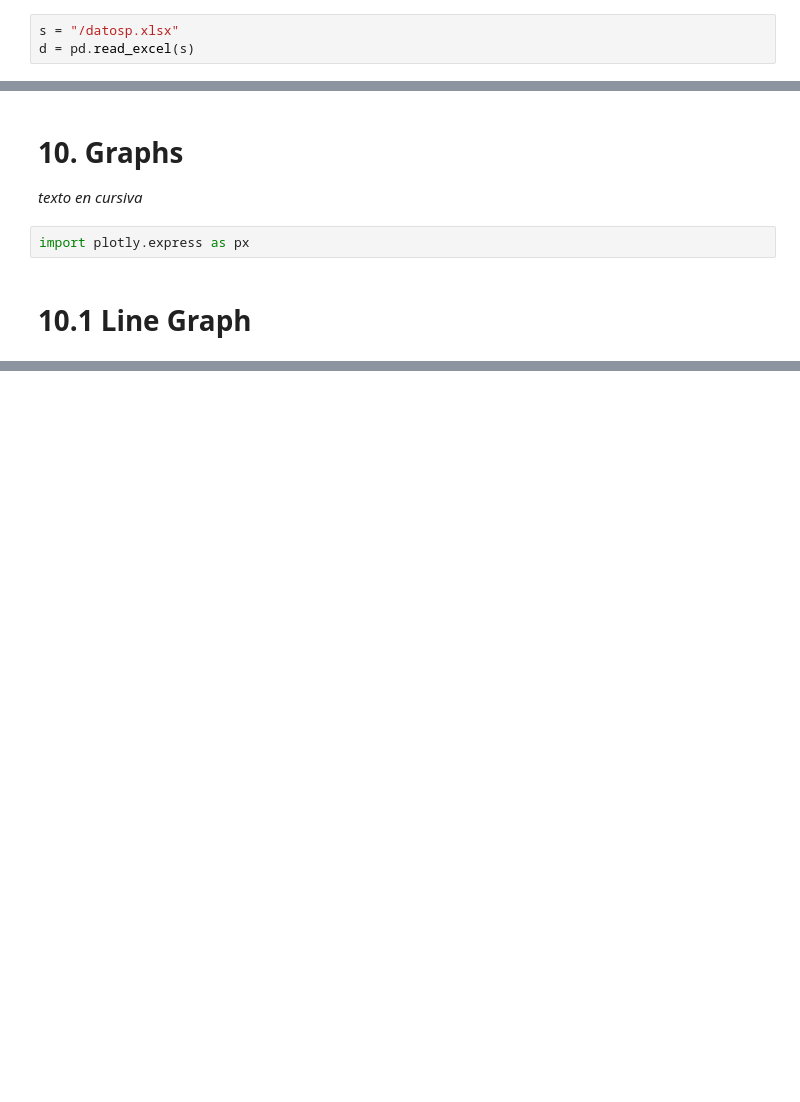
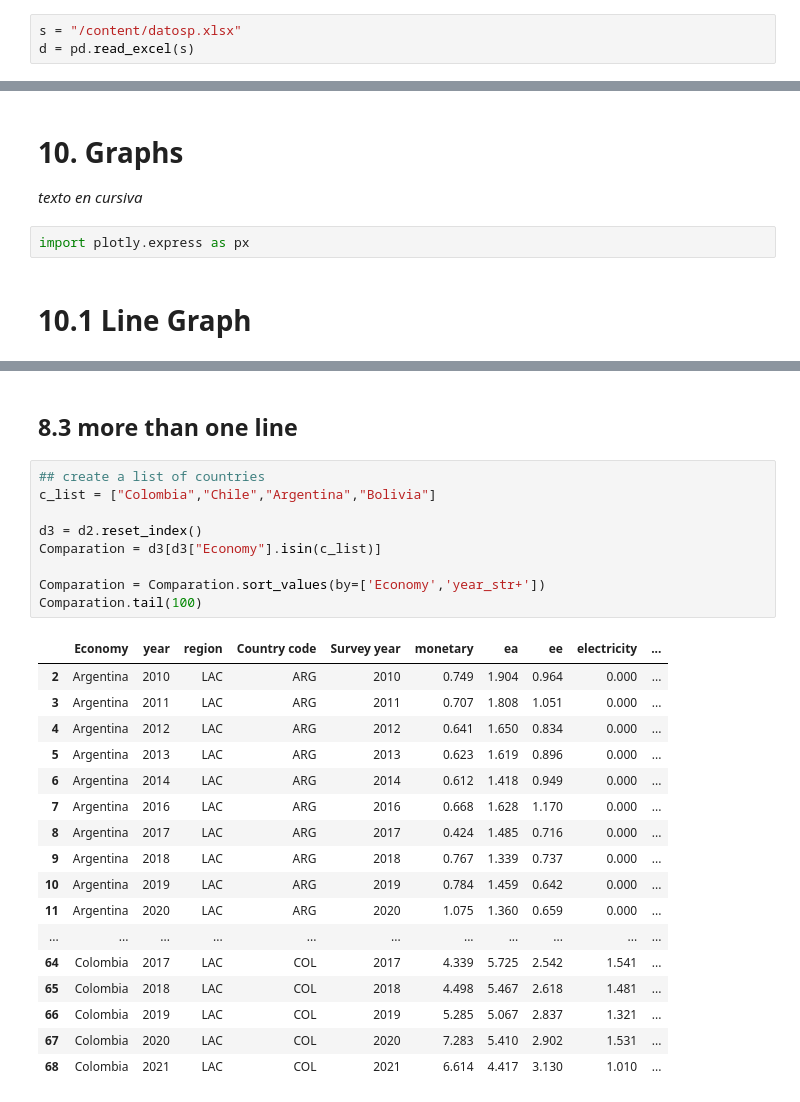
Before and after one commit to Sebastian4524/Datavisualization, a Jupyter notebook: pandas.ipynb, the cells around one changed output, grey strips where cells are left out. Cells and saved outputs as stored; diff of their text form; blank space fills up the shorter version.

```diff
--- a/pandas.ipynb
+++ b/pandas.ipynb
@@ -8,7 +8,7 @@ import pandas as pd
 # %% [markdown]
 # **2. Import a dataset**
 # %%
-s = "/datosp.xlsx"
+s = "/content/datosp.xlsx"
 d = pd.read_excel(s)
 # %% [markdown]
 # **3. Exploration**
@@ -293,0 +299,29 @@ fig2.show()
+# %% [markdown]
+## 8.3 more than one line ##
+# %%
+## create a list of countries
+c_list = ["Colombia","Chile","Argentina","Bolivia"]
+
+d3 = d2.reset_index()
+Comparation = d3[d3["Economy"].isin(c_list)]
+
+Comparation = Comparation.sort_values(by=['Economy','year_str+'])
+Comparation.tail(100)
+# %% [output]
+|  | Economy | year | region | Country code | Survey year | monetary | ea | ee | electricity | ... |
+| 2 | Argentina | 2010 | LAC | ARG | 2010 | 0.749 | 1.904 | 0.964 | 0.000 | ... |
+| 3 | Argentina | 2011 | LAC | ARG | 2011 | 0.707 | 1.808 | 1.051 | 0.000 | ... |
+| 4 | Argentina | 2012 | LAC | ARG | 2012 | 0.641 | 1.650 | 0.834 | 0.000 | ... |
+| 5 | Argentina | 2013 | LAC | ARG | 2013 | 0.623 | 1.619 | 0.896 | 0.000 | ... |
+| 6 | Argentina | 2014 | LAC | ARG | 2014 | 0.612 | 1.418 | 0.949 | 0.000 | ... |
+| 7 | Argentina | 2016 | LAC | ARG | 2016 | 0.668 | 1.628 | 1.170 | 0.000 | ... |
+| 8 | Argentina | 2017 | LAC | ARG | 2017 | 0.424 | 1.485 | 0.716 | 0.000 | ... |
+| 9 | Argentina | 2018 | LAC | ARG | 2018 | 0.767 | 1.339 | 0.737 | 0.000 | ... |
+| 10 | Argentina | 2019 | LAC | ARG | 2019 | 0.784 | 1.459 | 0.642 | 0.000 | ... |
+| 11 | Argentina | 2020 | LAC | ARG | 2020 | 1.075 | 1.360 | 0.659 | 0.000 | ... |
+| ... | ... | ... | ... | ... | ... | ... | ... | ... | ... | ... |
+| 64 | Colombia | 2017 | LAC | COL | 2017 | 4.339 | 5.725 | 2.542 | 1.541 | ... |
+| 65 | Colombia | 2018 | LAC | COL | 2018 | 4.498 | 5.467 | 2.618 | 1.481 | ... |
+| 66 | Colombia | 2019 | LAC | COL | 2019 | 5.285 | 5.067 | 2.837 | 1.321 | ... |
+| 67 | Colombia | 2020 | LAC | COL | 2020 | 7.283 | 5.410 | 2.902 | 1.531 | ... |
+| 68 | Colombia | 2021 | LAC | COL | 2021 | 6.614 | 4.417 | 3.130 | 1.010 | ... |
```
Also changed, not shown: parts of 18 cells of this notebook.
